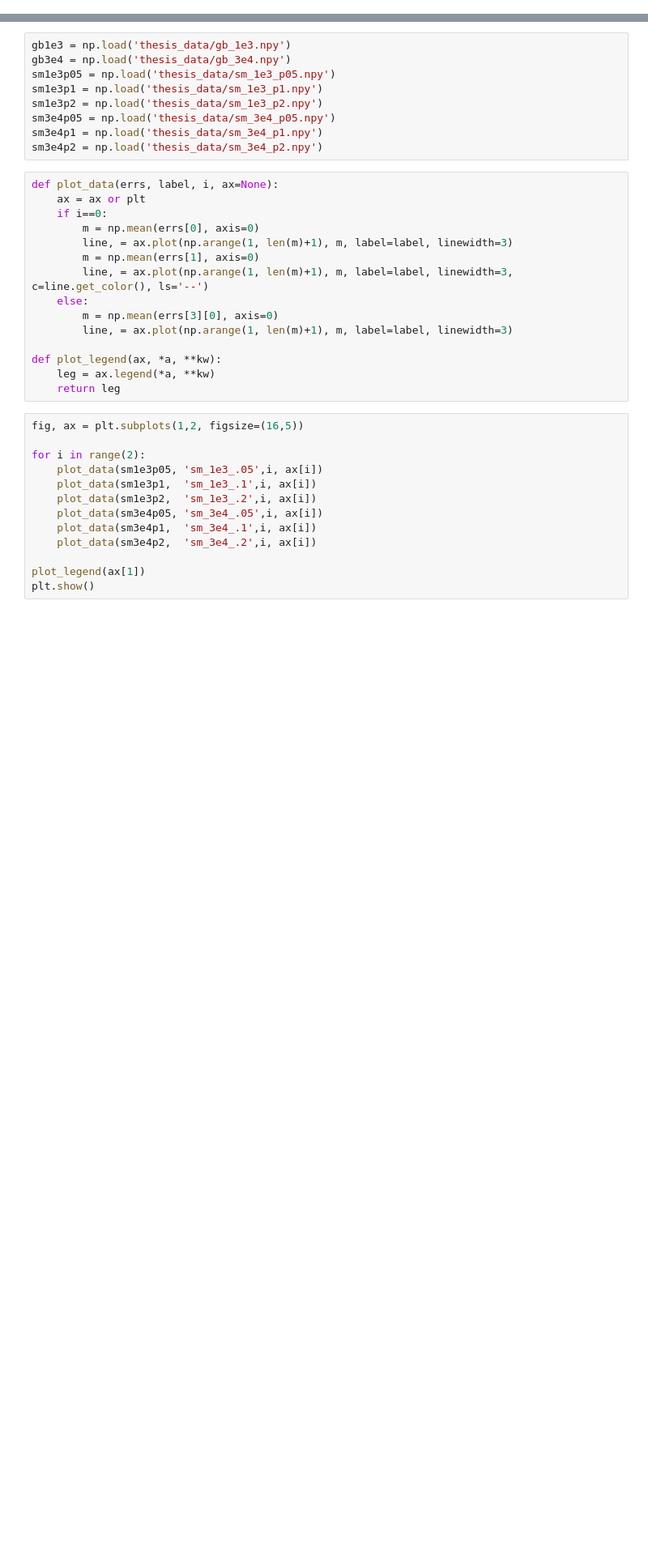
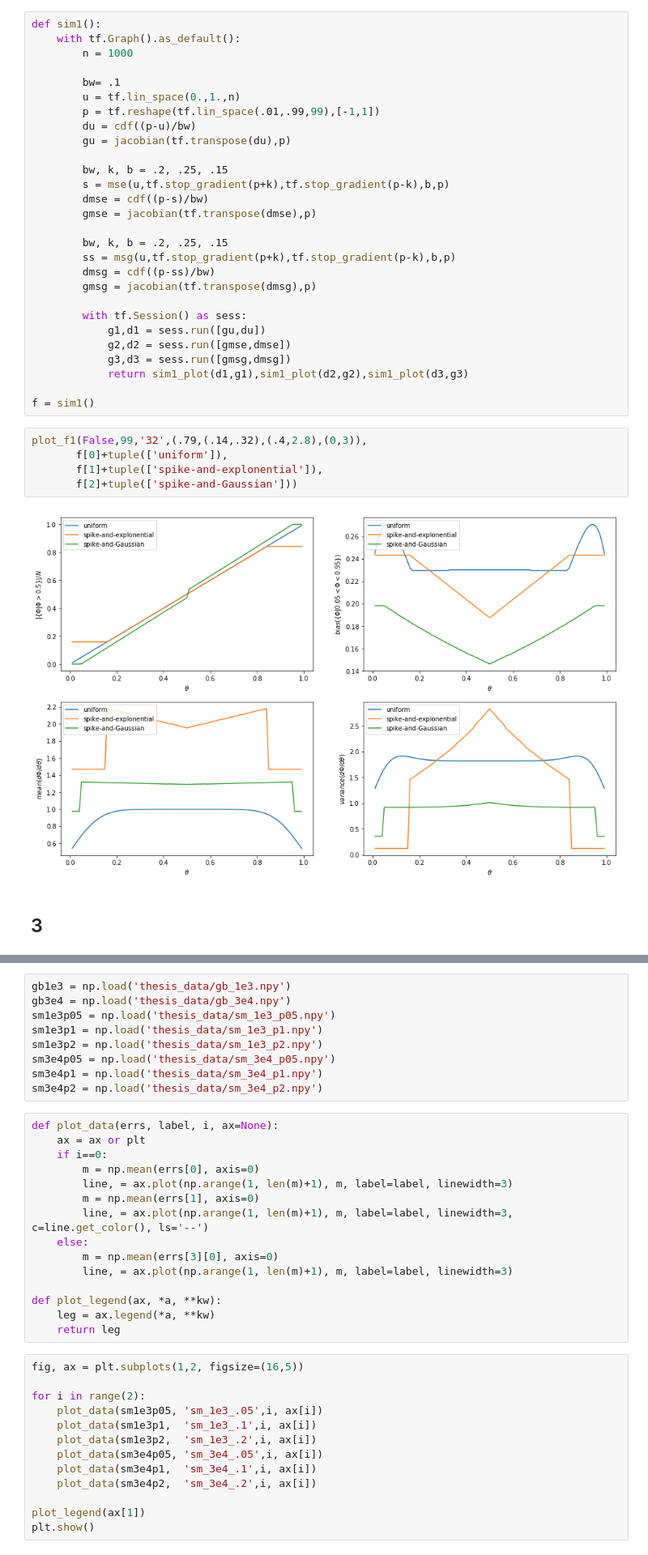
Before and after one commit to ethihsy/cc, a Jupyter notebook: plot.ipynb, the cells around one changed output, grey strips where cells are left out. Shown at 81% size. Cells and saved outputs as stored; diff of their text form; blank space fills up the shorter version.

```diff
--- a/plot.ipynb
+++ b/plot.ipynb
@@ -131,0 +122,37 @@ plt.show()
+# %%
+def sim1():
+    with tf.Graph().as_default():
+        n = 1000
+
+        bw= .1
+        u = tf.lin_space(0.,1.,n)
+        p = tf.reshape(tf.lin_space(.01,.99,99),[-1,1])
+        du = cdf((p-u)/bw)
+        gu = jacobian(tf.transpose(du),p)
+
+        bw, k, b = .2, .25, .15
+        s = mse(u,tf.stop_gradient(p+k),tf.stop_gradient(p-k),b,p)
+        dmse = cdf((p-s)/bw)
+        gmse = jacobian(tf.transpose(dmse),p)
+
+        bw, k, b = .2, .25, .15
+        ss = msg(u,tf.stop_gradient(p+k),tf.stop_gradient(p-k),b,p)
+        dmsg = cdf((p-ss)/bw)
+        gmsg = jacobian(tf.transpose(dmsg),p)
+
+        with tf.Session() as sess:
+            g1,d1 = sess.run([gu,du])
+            g2,d2 = sess.run([gmse,dmse])
+            g3,d3 = sess.run([gmsg,dmsg])
+            return sim1_plot(d1,g1),sim1_plot(d2,g2),sim1_plot(d3,g3)
+
+f = sim1()
+# %%
+plot_f1(False,99,'32',(.79,(.14,.32),(.4,2.8),(0,3)),
+       f[0]+tuple(['uniform']),
+       f[1]+tuple(['spike-and-explonential']),
+       f[2]+tuple(['spike-and-Gaussian']))
+# %% [output]
+[figure, added]
+# %% [markdown]
+## 3
```
Also changed, not shown: parts of 22 cells of this notebook.
